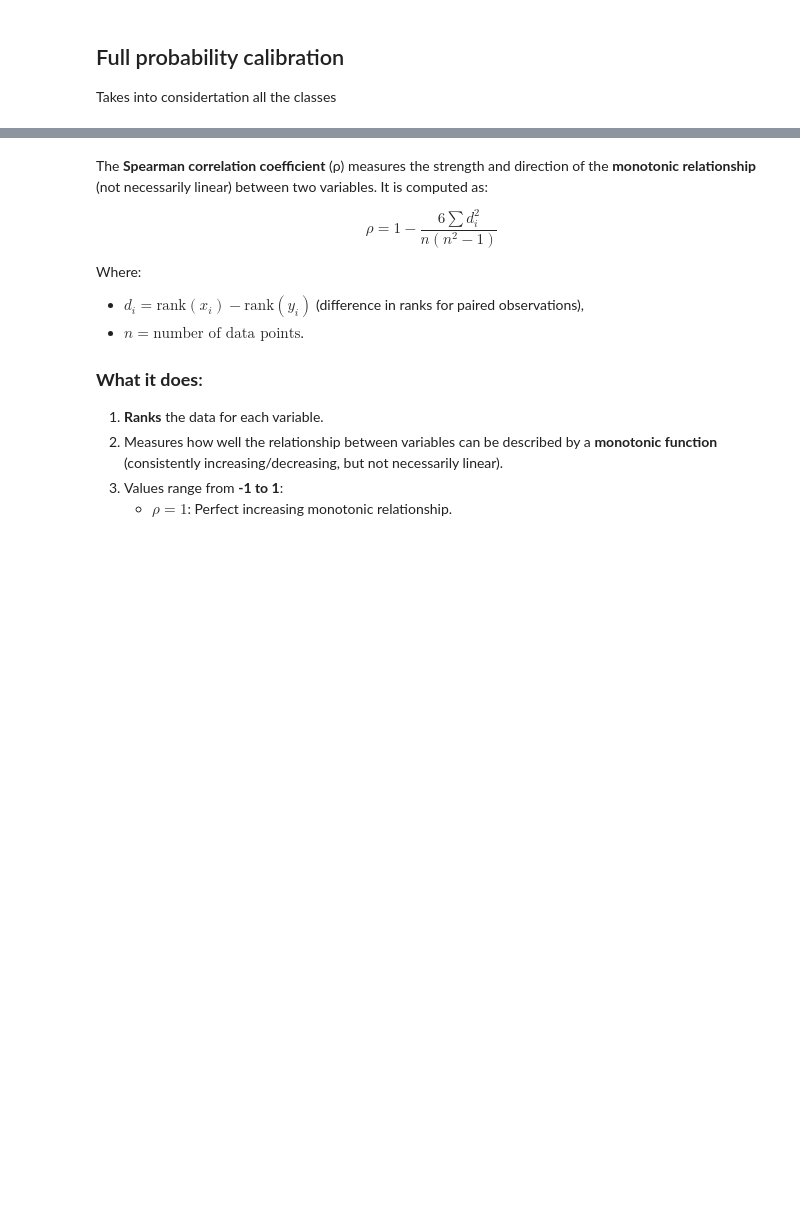
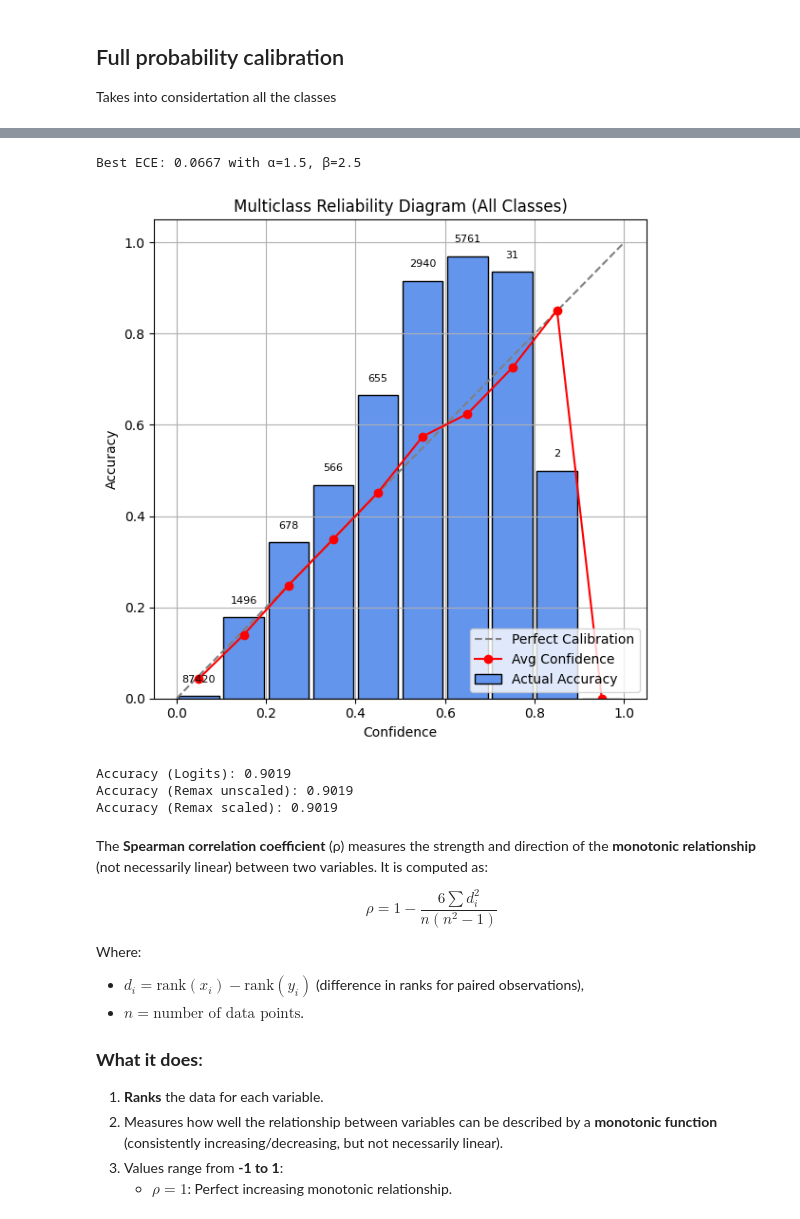
Before and after one commit to miquelflorensa/cuTAGI, a Jupyter notebook: examples/cifar10_logits.ipynb, the cells around one changed output, grey strips where cells are left out. Saved outputs shown, nothing was run; the diff lists cells and outputs as text; code cells hidden in the pictures; blank space fills up the shorter version.

```diff
--- a/examples/cifar10_logits.ipynb
+++ b/examples/cifar10_logits.ipynb
@@ -1090,0 +1095,35 @@ plot_multiclass_calibration(mA, y_true, num_classes=10, num_bins=10)
+# %%
+import numpy as np
+
+def scale_logits_variance(m_preds, v_preds, alpha, beta):
+    """
+    Applies a linear transformation to m_preds and v_preds:
+    m' = α * m + β
+    v' = α² * v
+    """
+    m_scaled = {}
+    v_scaled = {}
+
+    for i in m_preds:
+        m = np.array(m_preds[i])
+        v = np.array(v_preds[i])
+        m_scaled[i] = alpha * m + beta
+        v_scaled[i] = (alpha ** 2) * v
+
+    return m_scaled, v_scaled
+# %%
+import itertools
+
+alphas = [0.8, 0.9, 1.0, 1.1, 1.2, 1.3, 1.4, 1.5]
+betas  = [2.5, 3.0, 3.5, 4.0, 4.5]
+
+new_scales = list(itertools.product(alphas, betas))
+
+results = []
+
+for alpha, beta in new_scales:
+    m_scaled, v_scaled = scale_logits_variance(m_preds, v_preds, alpha, beta)
+    mA_scaled, _ = compute_remax_for_all(m_scaled, v_scaled)
+    ece = multiclass_ece(mA_scaled, y_true)
+    results.append((alpha, beta, ece))
+    print(f"Scale α={alpha:.2f}, β={beta:.2f} → Multiclass ECE = {ece:.4f}")
@@ -1090,0 +1148,12 @@ plot_multiclass_calibration(mA, y_true, num_classes=10, num_bins=10)
+# %%
+# Find best ECE
+best_alpha, best_beta, best_ece = min(results, key=lambda x: x[2])
+print(f"\nBest ECE: {best_ece:.4f} with α={best_alpha}, β={best_beta}")
+
+# Recompute and plot
+m_scaled, v_scaled = scale_logits_variance(m_preds, v_preds, best_alpha, best_beta)
+mA_scaled, _ = compute_remax_for_all(m_scaled, v_scaled)
+plot_multiclass_calibration(mA_scaled, y_true, num_classes=10, num_bins=10)
+# %% [output]
+Best ECE: 0.0667 with α=1.5, β=2.5
+[figure, added]
@@ -1091,3 +1183,17 @@ plot_multiclass_calibration(mA, y_true, num_classes=10, num_bins=10)
+# %%
+acc_logits = compute_accuracy_from_probs(m_preds, y_true)
+print(f"Accuracy (Logits): {acc_logits:.4f}")
+mA, _ = compute_remax_for_all(m_preds, v_preds)
+acc = compute_accuracy_from_probs(mA, y_true)
+print(f"Accuracy (Remax unscaled): {acc:.4f}")
+m_scaled, v_scaled = scale_logits_variance(m_preds, v_preds, alpha=1.3, beta=3.5)
+mA_scaled, _ = compute_remax_for_all(m_scaled, v_scaled)
+acc_scaled = compute_accuracy_from_probs(mA_scaled, y_true)
+print(f"Accuracy (Remax scaled): {acc_scaled:.4f}")
+# %% [output]
+Accuracy (Logits): 0.9019
+Accuracy (Remax unscaled): 0.9019
+Accuracy (Remax scaled): 0.9019
 # %% [markdown]
 The **Spearman correlation coefficient** (ρ) measures the strength and direction of the **monotonic relationship** (not necessarily linear) between two variables. It is computed as:
 
```
Also changed, not shown: parts of 20 cells of this notebook, 5 other files.
